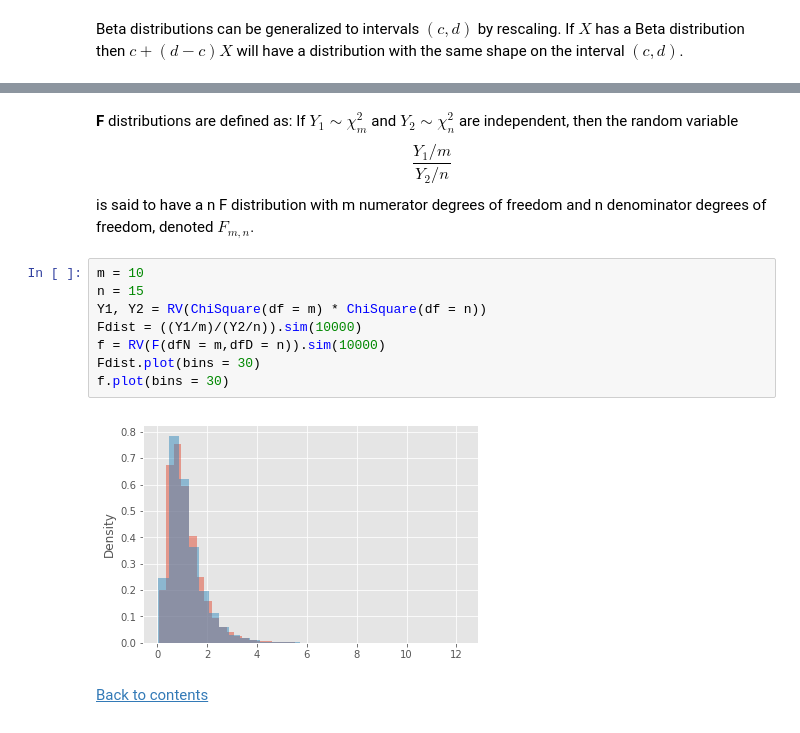
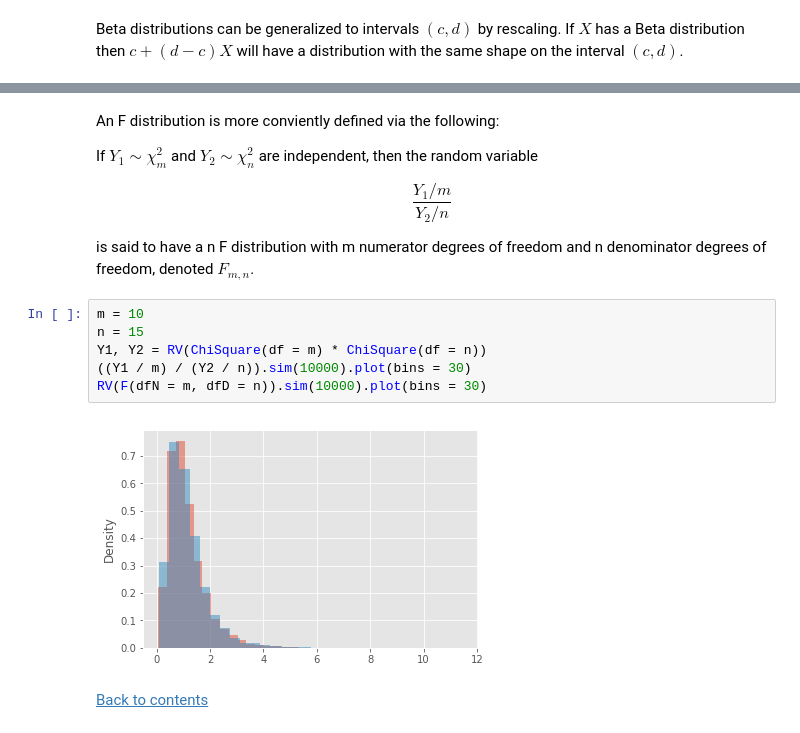
Before and after one commit to dlsun/symbulate, a Jupyter notebook: docs/common.ipynb, the cells around one changed output, grey strips where cells are left out. Saved outputs shown, nothing was run; the diff lists cells and outputs as text.

```diff
--- a/docs/common.ipynb
+++ b/docs/common.ipynb
@@ -361,17 +397,19 @@ t.plot(bins = 30)
 # %% [markdown]
-**F** distributions are defined as: If $Y_1 \sim \chi_m^2$ and $Y_2 \sim \chi_n^2$ are independent, then the random variable
+An F distribution is more conviently defined via the following:
+
+If $Y_1 \sim \chi_m^2$ and $Y_2 \sim \chi_n^2$ are independent, then the random variable
+
 $$\frac{Y_1/m}{Y_2/n}$$
+
 is said to have a n F distribution with m numerator degrees of freedom and n denominator degrees of freedom, denoted $F_{m,n}$.
 # %%
 m = 10
 n = 15
 Y1, Y2 = RV(ChiSquare(df = m) * ChiSquare(df = n))
-Fdist = ((Y1/m)/(Y2/n)).sim(10000)
-f = RV(F(dfN = m,dfD = n)).sim(10000)
-Fdist.plot(bins = 30)
-f.plot(bins = 30)
+((Y1 / m) / (Y2 / n)).sim(10000).plot(bins = 30)
+RV(F(dfN = m, dfD = n)).sim(10000).plot(bins = 30)
 # %% [output]
-[figure, old version]
+[figure, new version]
 # %% [markdown]
 <a id='joint'></a>
 [Back to contents](#contents)
```
Also changed, not shown: parts of 54 cells of this notebook.
